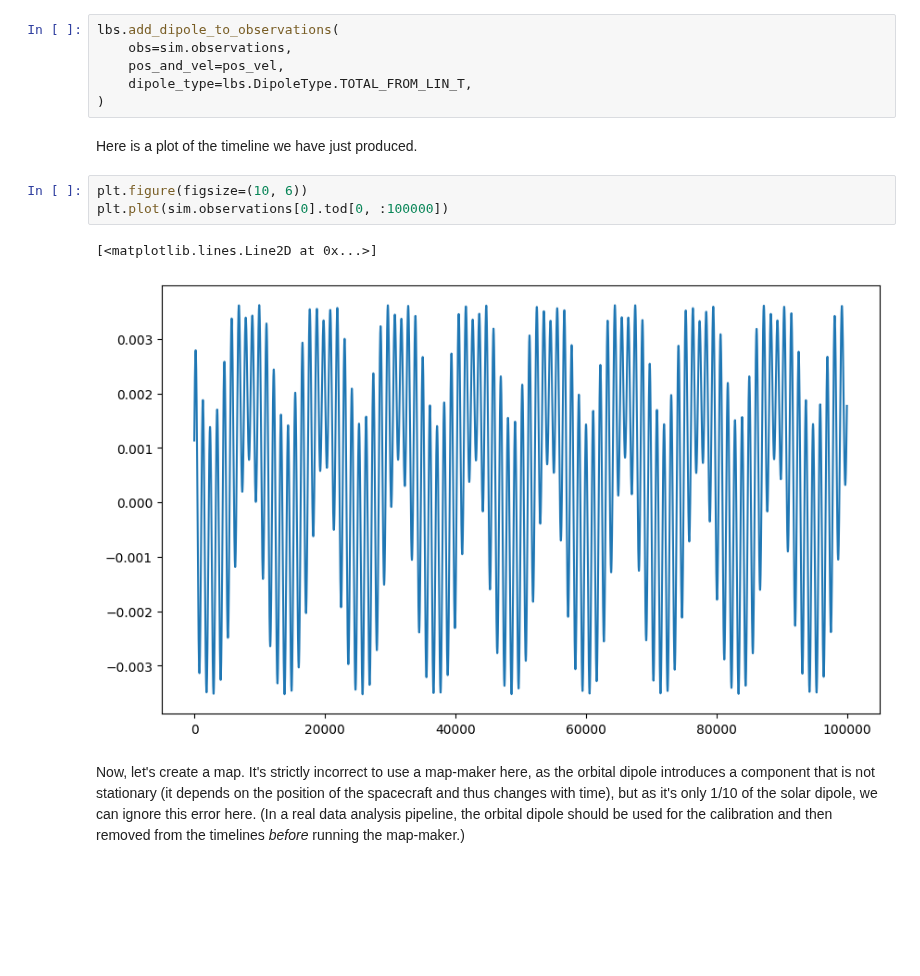
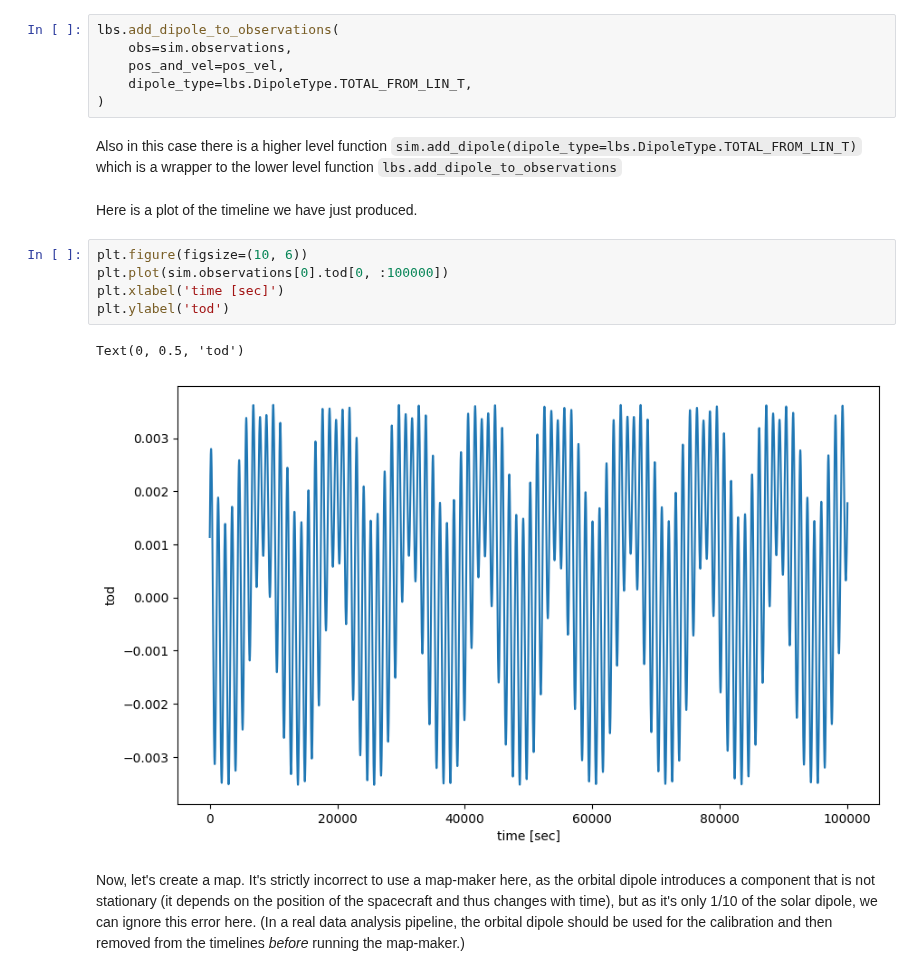
Before and after one commit to litebird/litebird_sim, a Jupyter notebook: notebooks/litebird_sim_example.ipynb, the cells around one changed output. Cells and saved outputs as stored; diff of their text form; blank space fills up the shorter version.

```diff
--- a/notebooks/litebird_sim_example.ipynb
+++ b/notebooks/litebird_sim_example.ipynb
@@ -486,14 +486,18 @@ lbs.add_dipole_to_observations(
     pos_and_vel=pos_vel,
     dipole_type=lbs.DipoleType.TOTAL_FROM_LIN_T,
 )
+# %% [markdown]
+Also in this case there is a higher level function `sim.add_dipole(dipole_type=lbs.DipoleType.TOTAL_FROM_LIN_T)` which is a wrapper to the lower level function `lbs.add_dipole_to_observations`
 # %% [markdown]
 Here is a plot of the timeline we have just produced.
 # %%
 plt.figure(figsize=(10, 6))
 plt.plot(sim.observations[0].tod[0, :100000])
+plt.xlabel('time [sec]')
+plt.ylabel('tod')
 # %% [output]
-[<matplotlib.lines.Line2D at 0x...>]
+Text(0, 0.5, 'tod')
-[figure, old version]
+[figure, new version]
 # %% [markdown]
 Now, let's create a map. It's strictly incorrect to use a map-maker here, as the orbital dipole introduces a component that is not stationary (it depends on the position of the spacecraft and thus changes with time), but as it's only 1/10 of the solar dipole, we can ignore this error here. (In a real data analysis pipeline, the orbital dipole should be used for the calibration and then removed from the timelines *before* running the map-maker.)
 # %%
```
Also changed, not shown: parts of 11 cells of this notebook, 2 other files.
